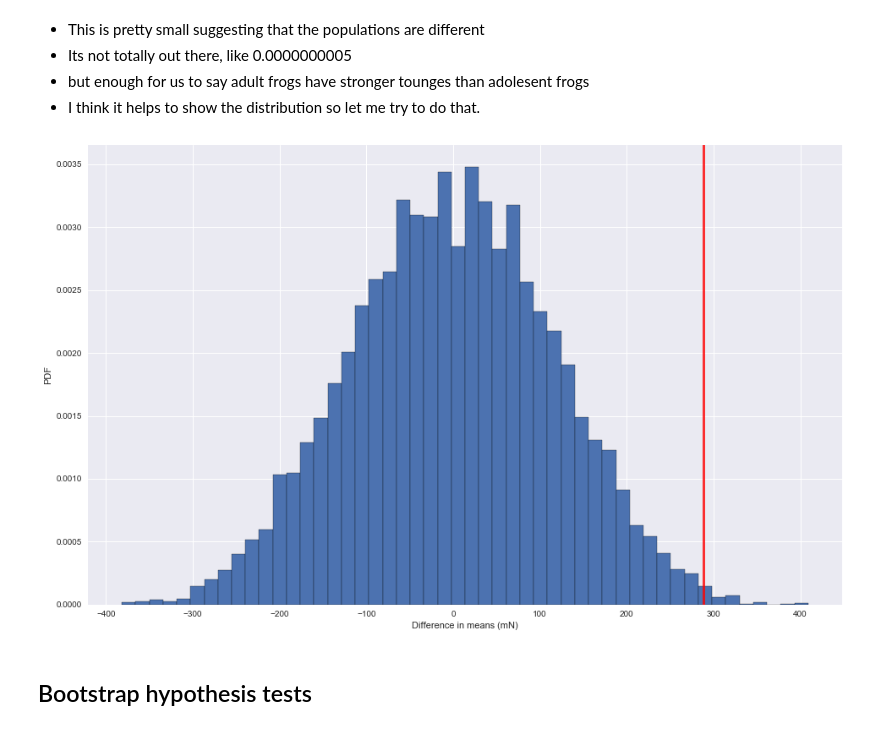
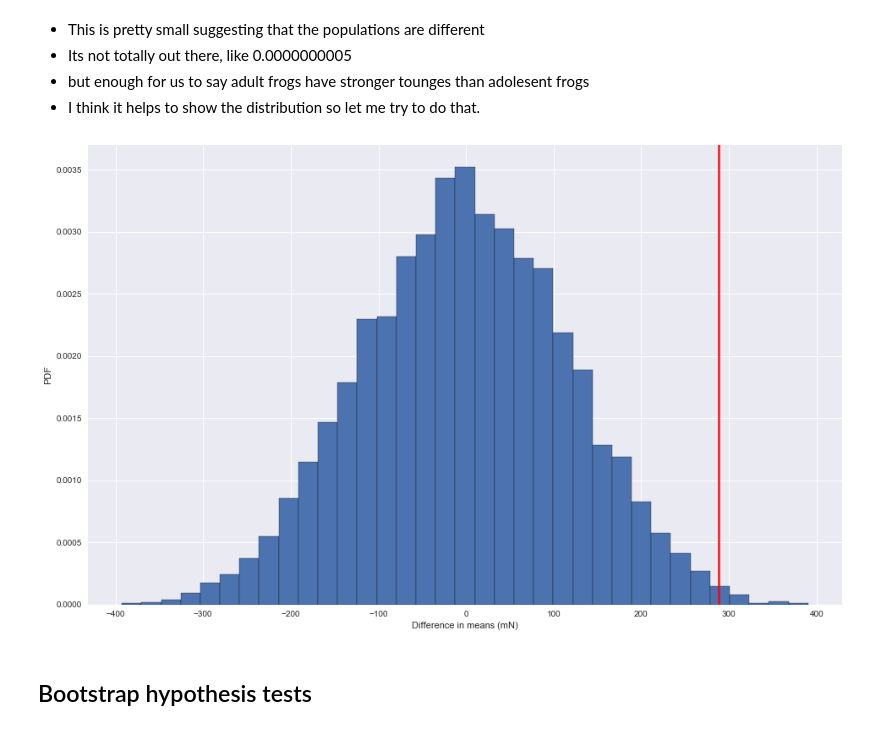
Before and after one commit to wsurles/datacamp_courses, a Jupyter notebook: python_courses/statistical_thinking_in_python_part_2/statistical_thinking_in_python_part_2.ipynb, the cells around one changed output. Saved outputs shown, nothing was run; the diff lists cells and outputs as text; code cells hidden in the pictures.

```diff
--- a/python_courses/statistical_thinking_in_python_part_2/statistical_thinking_in_python_part_2.ipynb
+++ b/python_courses/statistical_thinking_in_python_part_2/statistical_thinking_in_python_part_2.ipynb
@@ -102,6 +102,27 @@ def pearson_r(x, y):
 
     # Return entry [0,1]
     return corr_mat[0,1]
+
+def plot_hist_and_stat(replicates, test_stat):
+
+    # Make a histogram of the results
+    plt.figure(figsize=(16,10))
+
+    plt.hist(
+        replicates,
+        edgecolor = 'k',
+        bins = 35,
+        normed = True)
+
+    plt.axvline(
+        x = test_stat,
+        color = 'red',
+        linewidth = 3,
+        alpha = .8)
+
+    plt.ylabel('PDF')
+
+    return plt
 # %% [markdown]
 # Parameter estimation by optimization
 # %% [markdown]
@@ -955,18 +976,11 @@ p-value = 0.004
 - I think it helps to show the distribution so let me try to do that.
 # %%
 # Make a histogram of the results
-plt.figure(figsize=(16,10))
-plt.hist(
-    perm_replicates,
-    edgecolor = 'k',
-    bins = 50,
-    normed = True)
-plt.axvline(x=empirical_diff_means, color = 'red', linewidth = 3, alpha = .8)
+plot_hist_and_stat(perm_replicates, empirical_diff_means)
 plt.xlabel('Difference in means (mN)')
-plt.ylabel('PDF')
 plt.show()
 # %% [output]
-[figure, old version]
+[figure, new version]
 # %% [markdown]
 ## Bootstrap hypothesis tests
 # %% [markdown]
```
Also changed, not shown: parts of 36 cells of this notebook, 2 other files.
